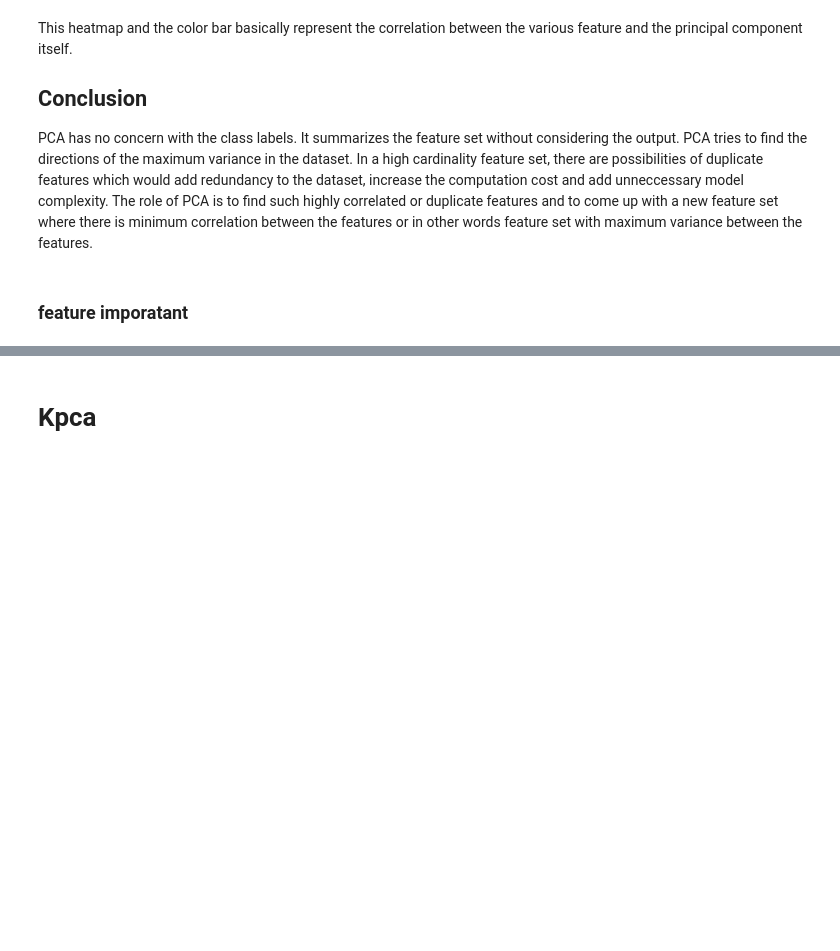
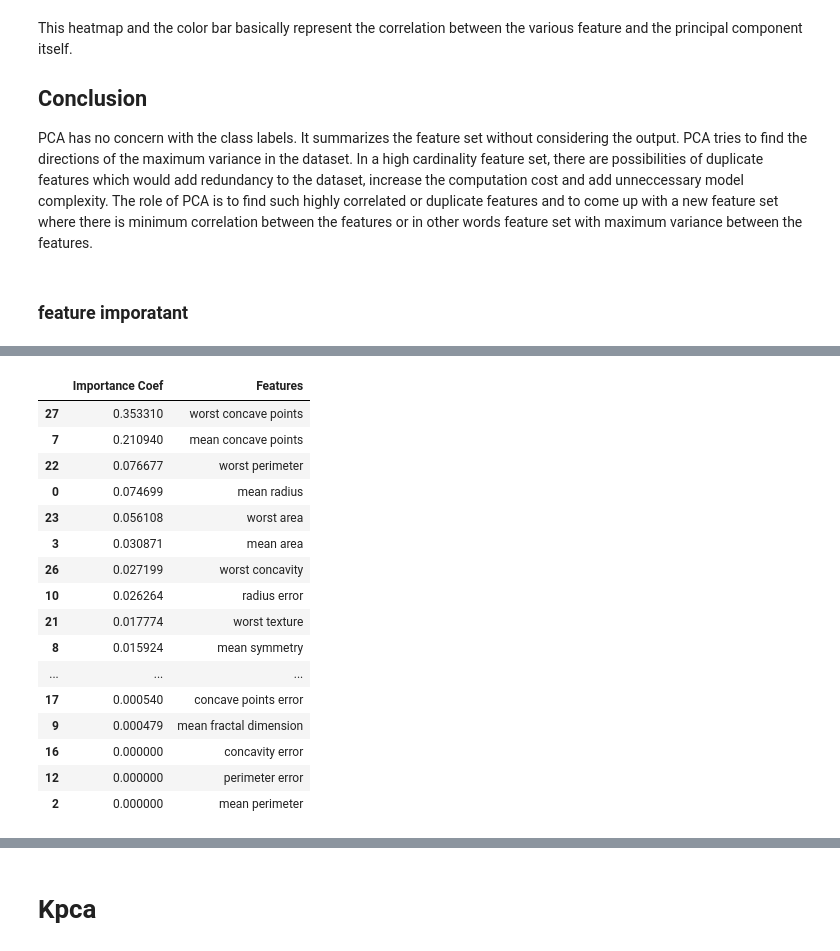
Before and after one commit to Wamuza1/dimensionality_Reduction, a Jupyter notebook: Breast_Cancer_Analysis.ipynb, the cells around one changed output, grey strips where cells are left out. Cells and saved outputs as stored; diff of their text form; code cells hidden in the pictures; blank space fills up the shorter version.

```diff
--- a/Breast_Cancer_Analysis.ipynb
+++ b/Breast_Cancer_Analysis.ipynb
@@ -334,4 +385,22 @@ pyplot.show()
 # %%
-feature_importances = pd.DataFrame({'Importance Coef' :model.feature_importances_ , 'Features' : training_features.columns})
-feature_importances.nlargest(135, 'Importance Coef')
+feature_importances = pd.DataFrame({'Importance Coef' :model.feature_importances_ , 'Features' : X_train.columns})
+feature_importances.nlargest(30, 'Importance Coef')
+# %% [output]
+|  | Importance Coef | Features |
+| 27 | 0.353310 | worst concave points |
+| 7 | 0.210940 | mean concave points |
+| 22 | 0.076677 | worst perimeter |
+| 0 | 0.074699 | mean radius |
+| 23 | 0.056108 | worst area |
+| 3 | 0.030871 | mean area |
+| 26 | 0.027199 | worst concavity |
+| 10 | 0.026264 | radius error |
+| 21 | 0.017774 | worst texture |
+| 8 | 0.015924 | mean symmetry |
+| ... | ... | ... |
+| 17 | 0.000540 | concave points error |
+| 9 | 0.000479 | mean fractal dimension |
+| 16 | 0.000000 | concavity error |
+| 12 | 0.000000 | perimeter error |
+| 2 | 0.000000 | mean perimeter |
 # %%
```
Also changed, not shown: parts of 24 cells of this notebook.
